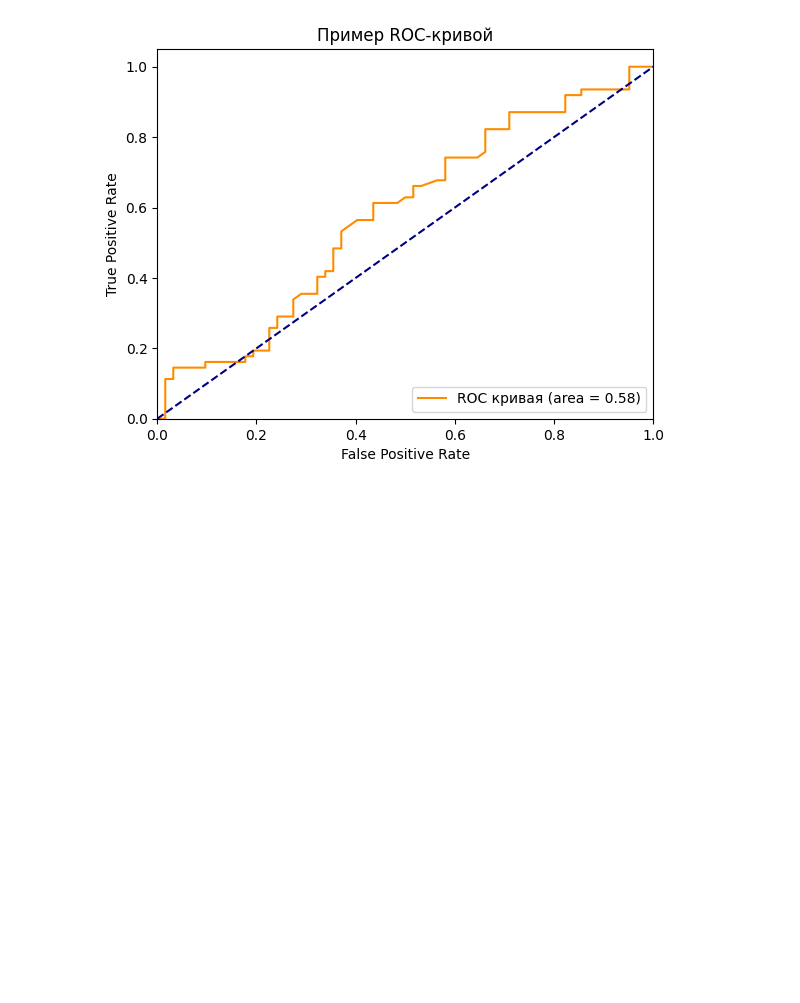
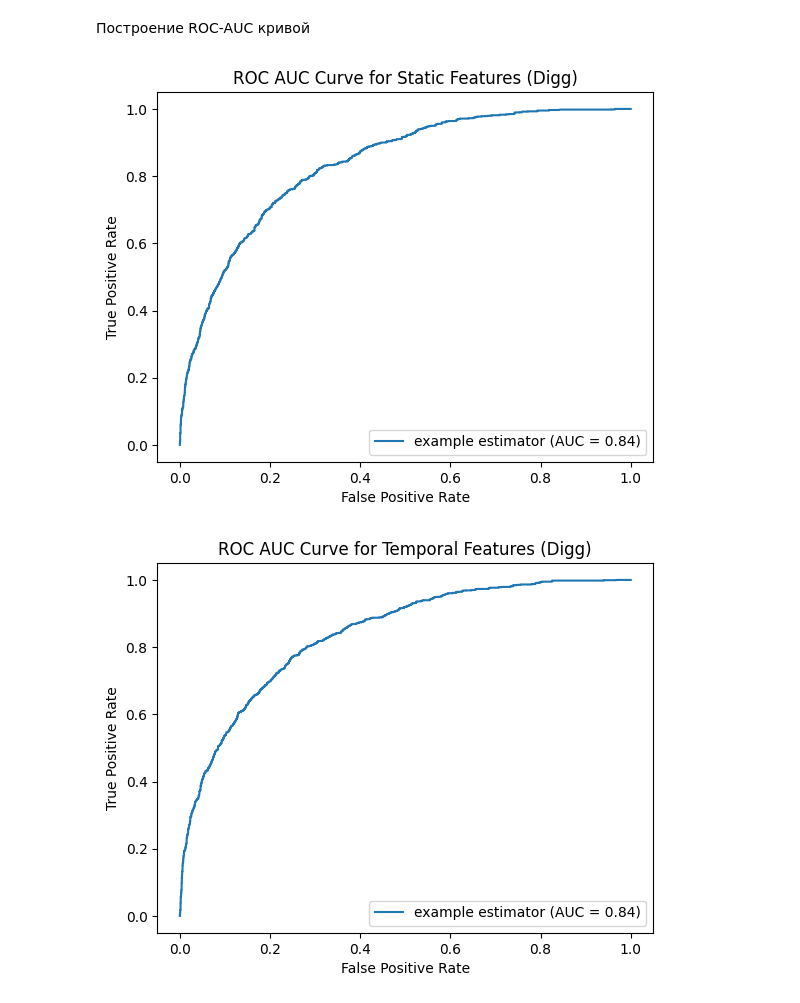
Before and after one commit to answerIII/GraphTheory2022-2023, a Jupyter notebook: Graph_theory.ipynb, the cells around one changed output. Saved outputs shown, nothing was run; the diff lists cells and outputs as text; code cells hidden in the pictures; blank space fills up the shorter version.

```diff
--- a/Graph_theory.ipynb
+++ b/Graph_theory.ipynb
@@ -635 +675,20 @@ answer = logisticRegr.predict_proba(X_test)[:, 1]
+# %% [markdown]
+Построение ROC-AUC кривой
+# %%
+fpr_s, tpr_s, thresholds_s = metrics.roc_curve(y_test_s, answer_prob_s[:, 1])
+roc_auc_s = metrics.auc(fpr_s, tpr_s)
+roc_display_s = metrics.RocCurveDisplay(fpr=fpr_s, tpr=tpr_s, roc_auc=roc_auc_s, estimator_name='example estimator')
+roc_display_s.plot()
+plt.title(f'ROC AUC Curve for Static Features ({names[dataset]})')
+plt.show()
+
+fpr_t, tpr_t, thresholds_t = metrics.roc_curve(y_test_t, answer_prob_t[:, 1])
+roc_auc_t = metrics.auc(fpr_t, tpr_t)
+roc_display_s = metrics.RocCurveDisplay(fpr=fpr_t, tpr=tpr_t, roc_auc=roc_auc_t, estimator_name='example estimator')
+roc_display_s.plot()
+plt.title(f'ROC AUC Curve for Temporal Features ({names[dataset]})')
+plt.show()
+# %% [output]
+[figure, added]
+[figure, added]
 # %%
@@ -650,21 +709,19 @@ def FRP_TPR(limit, answer_, Ytest):
 # %%
 # строим график
-limit = np.linspace(0, 1, 1000)
-fpr, tpr = [], []
-for l in limit:
-    res = FRP_TPR(l, answer, y_test)
-    fpr.append(res[0])
-    tpr.append(res[1])
-roc_auc = integrate.trapz(tpr[::-1], fpr[::-1])
-plt.plot(fpr, tpr, color='darkorange',
-         label='ROC кривая (area = %0.2f)' % roc_auc)
-plt.plot([0, 1], [0, 1], color='navy', linestyle='--')
-plt.xlim([0.0, 1.0])
-plt.ylim([0.0, 1.05])
-plt.xlabel('False Positive Rate')
-plt.ylabel('True Positive Rate')
-plt.title('Пример ROC-кривой')
-plt.legend(loc="lower right")
-plt.show()
+# limit = np.linspace(0, 1, 1000)
+# fpr, tpr = [], []
+# for l in limit:
+#     res = FRP_TPR(l, answer, y_test)
+#     fpr.append(res[0])
+#     tpr.append(res[1])
+# roc_auc = integrate.trapz(tpr[::-1], fpr[::-1])
+# plt.plot(fpr, tpr, color='darkorange',
+#          label='ROC кривая (area = %0.2f)' % roc_auc)
+# plt.plot([0, 1], [0, 1], color='navy', linestyle='--')
+# plt.xlim([0.0, 1.0])
+# plt.ylim([0.0, 1.05])
+# plt.xlabel('False Positive Rate')
+# plt.ylabel('True Positive Rate')
+# plt.title('Пример ROC-кривой')
+# plt.legend(loc="lower right")
+# plt.show()
-# %% [output]
-[figure, removed]
```
Also changed, not shown: parts of 93 cells of this notebook, 27 other files.
